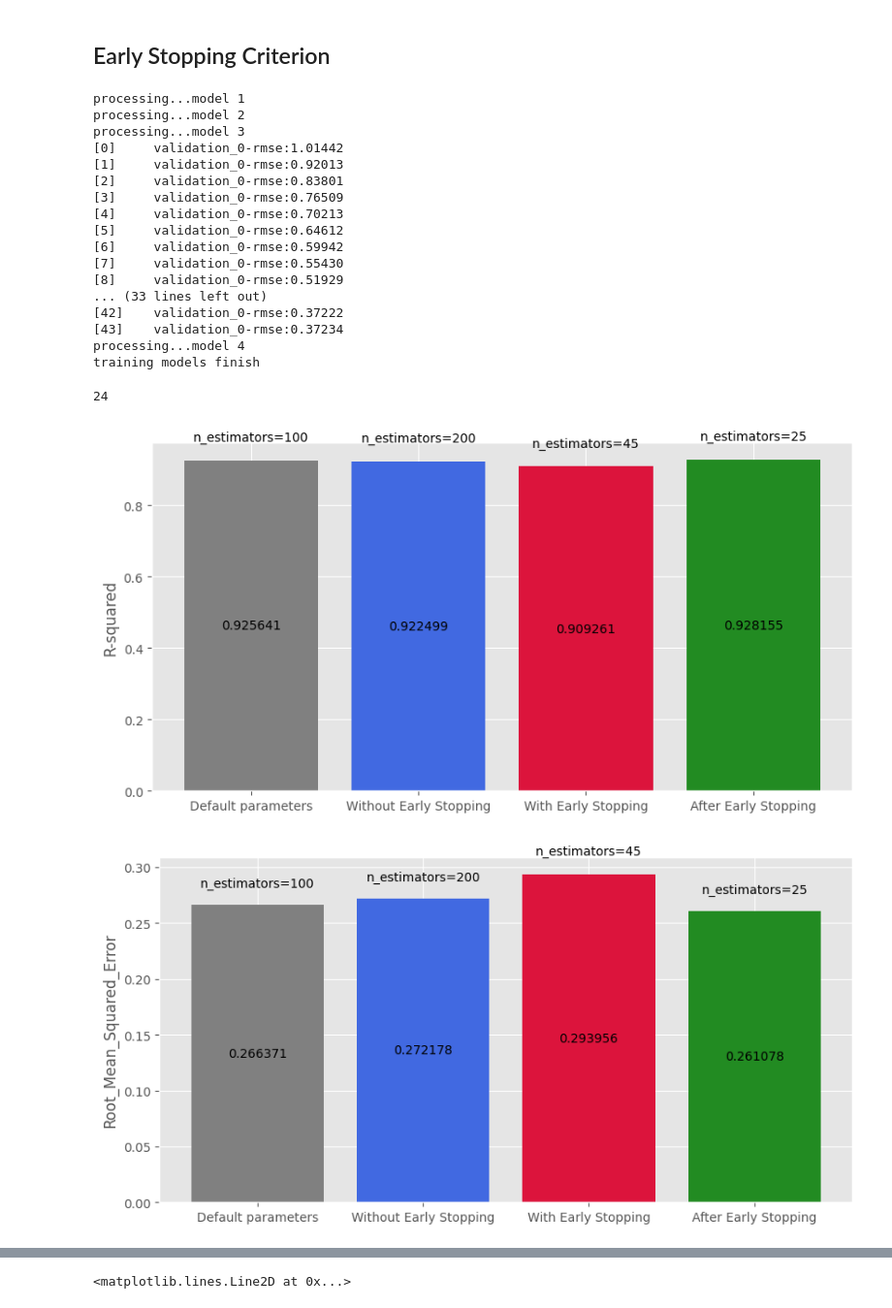
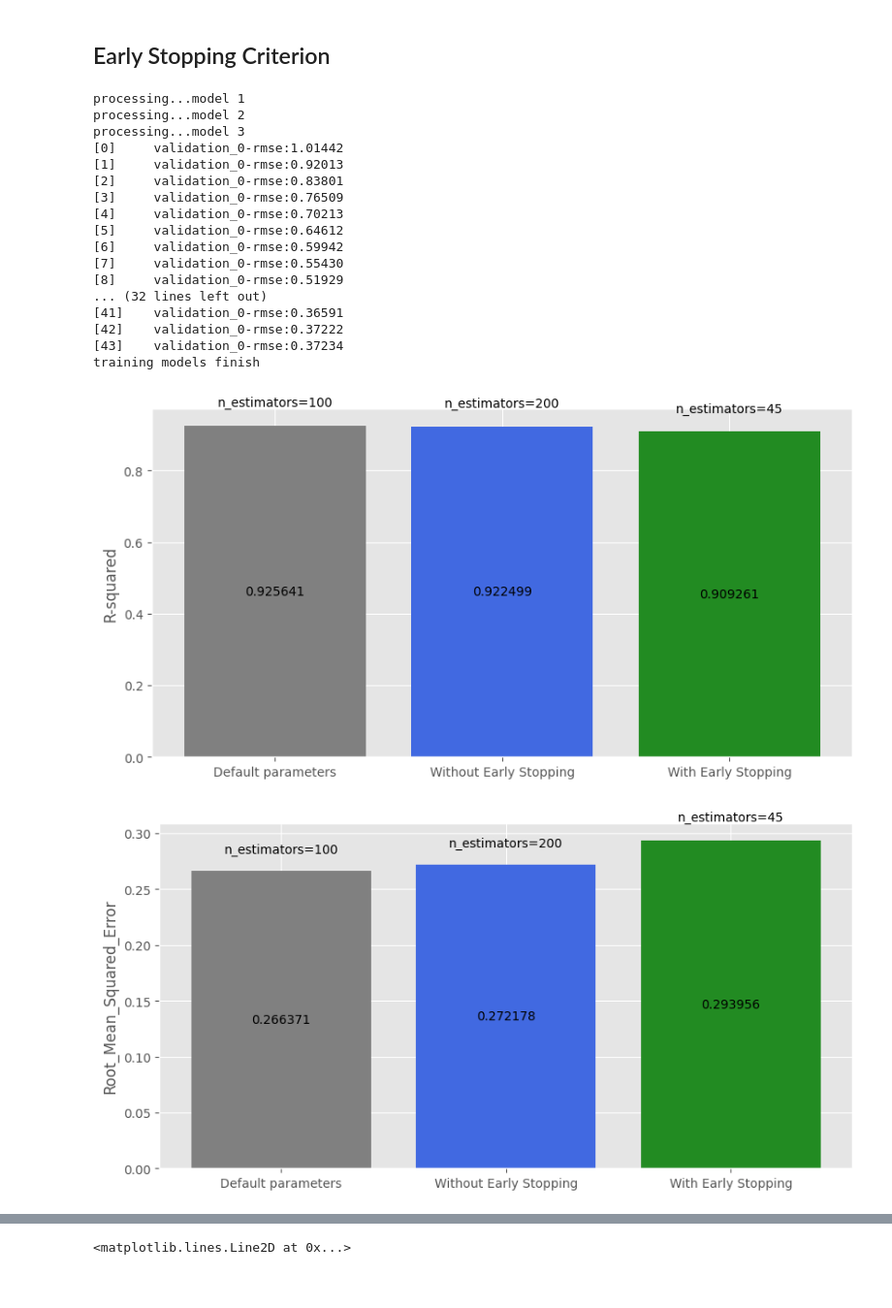
Before and after one commit to Patcharanat/Big-Data-for-Energy-Management, a Jupyter notebook: ee-project-eda.ipynb, the cells around one changed output, grey strips where cells are left out. Shown at 97% size. Cells and saved outputs as stored; diff of their text form; code cells hidden in the pictures.

```diff
--- a/ee-project-eda.ipynb
+++ b/ee-project-eda.ipynb
@@ -105,2 +132,4 @@ Index(['Date', 'z1_AC1(kW)', 'z1_AC2(kW)', 'z1_AC3(kW)', 'z1_AC4(kW)',
 # %%
 df = ee.process_data(df)
+df1 = ee.process_data(df1)
+df2 = ee.process_data(df2)
@@ -106,0 +145,16 @@ df = ee.process_data(df)
+# %%
+fig, ax = plt.subplots(2, 2, figsize=(20, 10))
+features = ['sum_plug(kW)', 'sum_light(kW)', 'sum_ac(kW)', 'sum_power_consumption(kW)']
+axs = [*ax[0], *ax[1]]
+
+for i in range(4):
+    values_1 = np.array(df1.groupby('hour')[features[i]].sum())
+    values_2 = np.array(df2.groupby('hour')[features[i]].sum())
+    index = np.array(df1.groupby('hour')[features[i]].sum().index)
+    df_temp = pd.DataFrame({'Zone1': values_1,
+                        'Zone2': values_2}, index=index)
+    df_temp.plot.bar(rot=0, color={"Zone1": "salmon", "Zone2": "mediumblue"}, ax=axs[i])
+    axs[i].set_title(features[i])
+    axs[i].set_ylabel('power consumption (kW)')
+    axs[i].set_xlabel('hour')
+plt.show()
@@ -292,14 +328,14 @@ time_list.append(time.time() - time_start)
 score_r2_list.append(r2_score(y_test, model_xgb3.predict(X_test)))
 score_mse_list.append(mean_squared_error(y_test, model_xgb3.predict(X_test), squared=False))
 
-# use n_estimators from early stopping criterion
-print('processing...model 4')
-model_xgb4 = XGBRegressor(n_estimators=model_xgb3.best_iteration+1)
-time_start = time.time()
-model_xgb4.fit(X_train, y_train)
-time_list.append(time.time() - time_start)
-score_r2_list.append(r2_score(y_test, model_xgb4.predict(X_test)))
-score_mse_list.append(mean_squared_error(y_test, model_xgb4.predict(X_test), squared=False))
+# # use n_estimators from early stopping criterion
+# print('processing...model 4')
+# model_xgb4 = XGBRegressor(n_estimators=model_xgb3.best_iteration+1)
+# time_start = time.time()
+# model_xgb4.fit(X_train, y_train)
+# time_list.append(time.time() - time_start)
+# score_r2_list.append(r2_score(y_test, model_xgb4.predict(X_test)))
+# score_mse_list.append(mean_squared_error(y_test, model_xgb4.predict(X_test), squared=False))
 
 print('training models finish')
 # %% [output]
@@ -315,15 +351,11 @@ processing...model 3
 [6]     validation_0-rmse:0.59942
 [7]     validation_0-rmse:0.55430
 [8]     validation_0-rmse:0.51929
-... (33 lines left out)
+... (32 lines left out)
+[41]    validation_0-rmse:0.36591
 [42]    validation_0-rmse:0.37222
 [43]    validation_0-rmse:0.37234
-processing...model 4
 training models finish
-# %%
-print(model_xgb3.best_iteration)
-# %% [output]
-24
 # %%
 def autolabel(rects, values_list, container):
     """
@@ -344,35 +376,35 @@ bar1 = ax.bar('Default parameters', score_r2_list[0], color='grey')
 ax.bar_label(bar1, label_type='center')
 bar2 = ax.bar('Without Early Stopping', score_r2_list[1], color='royalblue')
 ax.bar_label(bar2, label_type='center')
-bar3 = ax.bar('With Early Stopping', score_r2_list[2], color='crimson')
+bar3 = ax.bar('With Early Stopping', score_r2_list[2], color='forestgreen')
 ax.bar_label(bar3, label_type='center')
-bar4 = ax.bar('After Early Stopping', score_r2_list[3], color='forestgreen')
-ax.bar_label(bar4, label_type='center')
+# bar4 = ax.bar('After Early Stopping', score_r2_list[3], color='crimson')
+# ax.bar_label(bar4, label_type='center')
 plt.ylabel('R-squared')
 autolabel(bar1, [model_xgb1.best_iteration+1], 'n_estimators')
 autolabel(bar2, [model_xgb2.best_iteration+1], 'n_estimators')
 autolabel(bar3, [len(model_xgb3.evals_result()['validation_0']['rmse'])], 'n_estimators')
-autolabel(bar4, [model_xgb4.best_iteration+1], 'n_estimators')
+# autolabel(bar4, [model_xgb4.best_iteration+1], 'n_estimators')
 # %% [output]
-[figure, old version]
+[figure, new version]
 # %%
 # rmse
 fig, ax = plt.subplots(figsize=(10, 5))
 bar1 = ax.bar('Default parameters', score_mse_list[0], color='grey')
 ax.bar_label(bar1, label_type='center')
 bar2 = ax.bar('Without Early Stopping', score_mse_list[1], color='royalblue')
 ax.bar_label(bar2, label_type='center')
-bar3 = ax.bar('With Early Stopping', score_mse_list[2], color='crimson')
+bar3 = ax.bar('With Early Stopping', score_mse_list[2], color='forestgreen')
 ax.bar_label(bar3, label_type='center')
-bar4 = ax.bar('After Early Stopping', score_mse_list[3], color='forestgreen')
-ax.bar_label(bar4, label_type='center')
+# bar4 = ax.bar('After Early Stopping', score_mse_list[3], color='crimson')
+# ax.bar_label(bar4, label_type='center')
 plt.ylabel('Root_Mean_Squared_Error')
 autolabel(bar1, [model_xgb1.best_iteration+1], 'n_estimators')
 autolabel(bar2, [model_xgb2.best_iteration+1], 'n_estimators')
 autolabel(bar3, [len(model_xgb3.evals_result()['validation_0']['rmse'])], 'n_estimators')
-autolabel(bar4, [model_xgb4.best_iteration+1], 'n_estimators')
+# autolabel(bar4, [model_xgb4.best_iteration+1], 'n_estimators')
 # %% [output]
-[figure, old version]
+[figure, new version]
 # %%
 # time
 fig, ax = plt.subplots(figsize=(10, 5))
```
Also changed, not shown: parts of 9 cells of this notebook.
